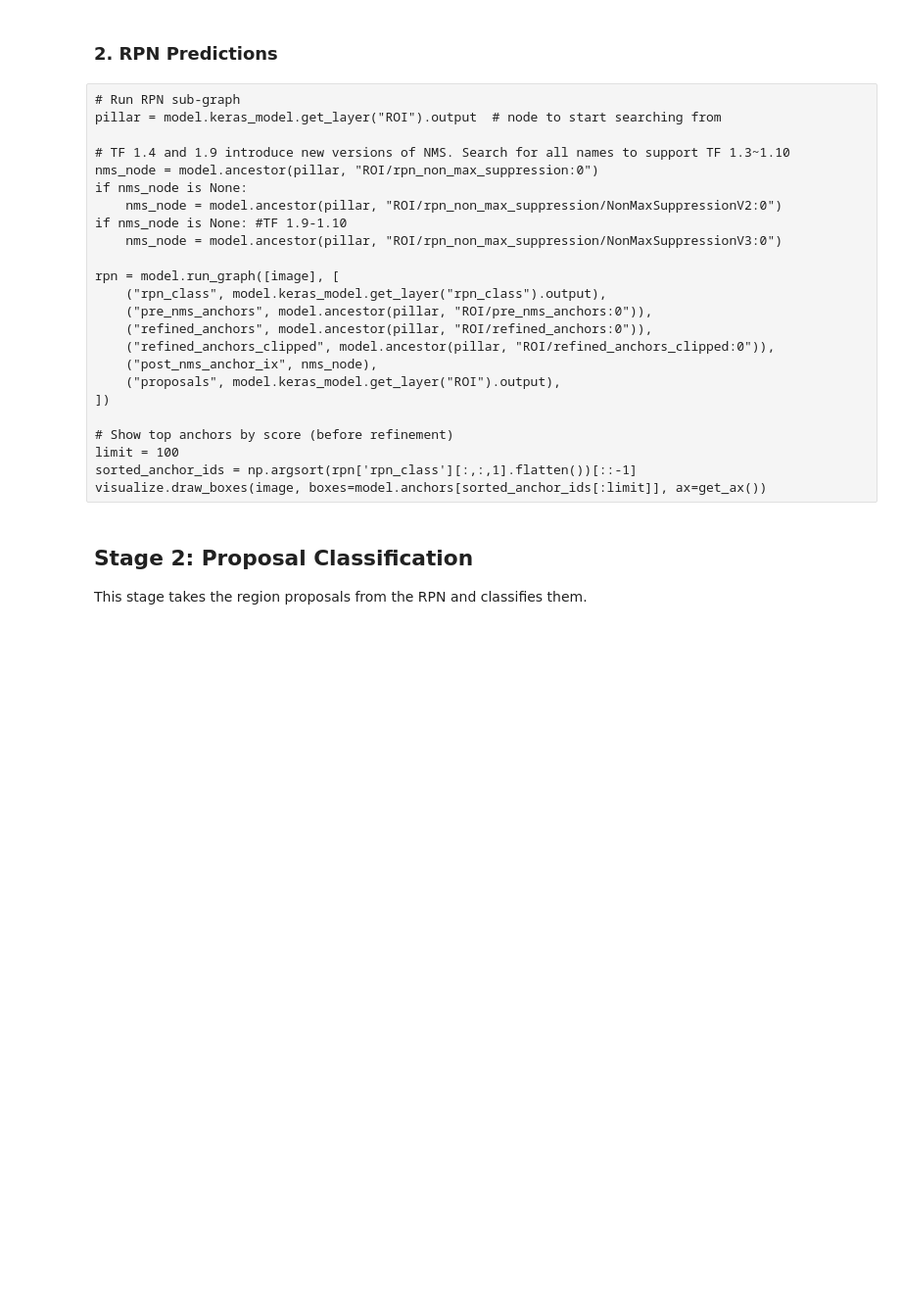
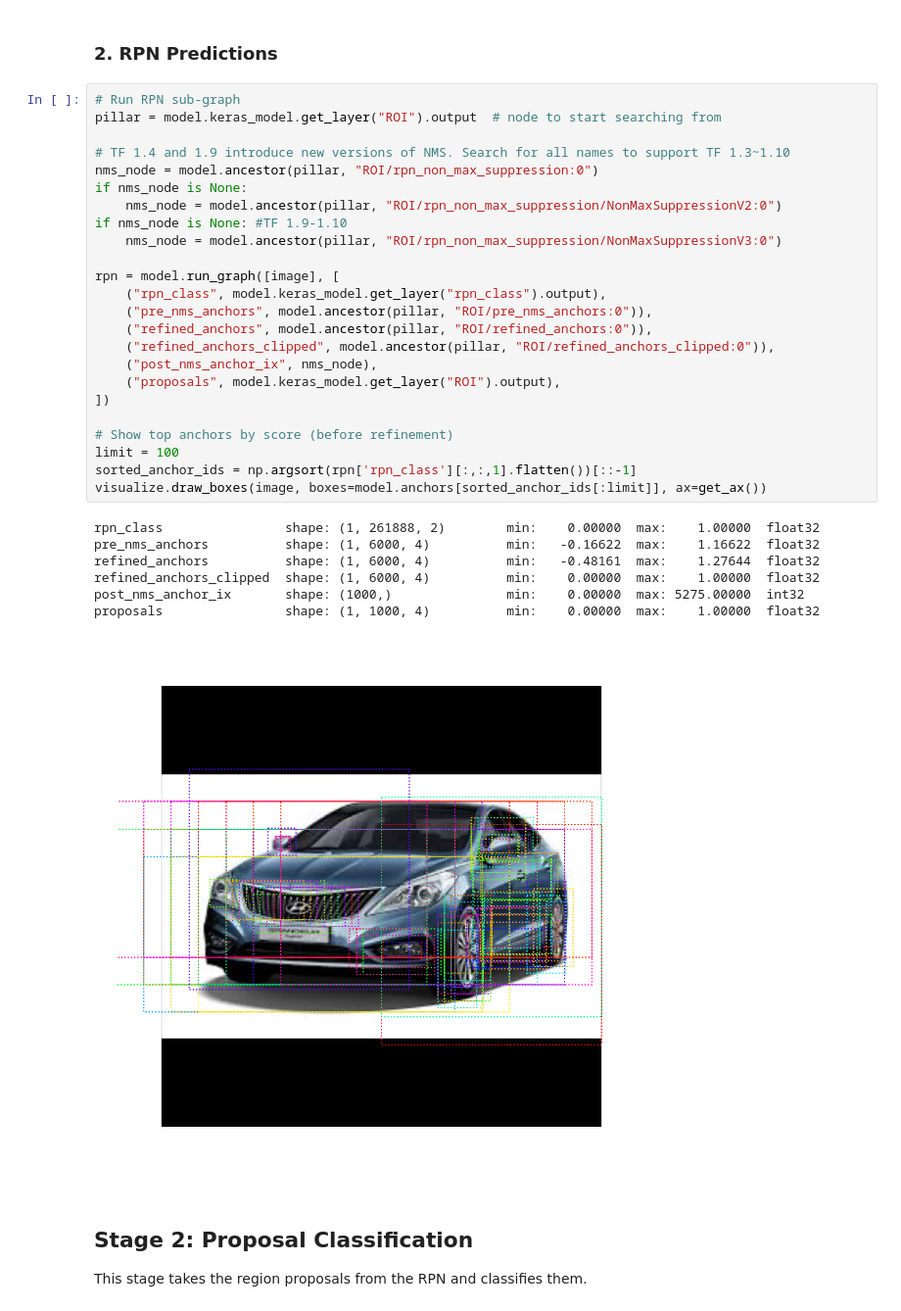
Before and after one commit to ekdnjs33/Mask_RCNN_car_detection, a Jupyter notebook: car_detection/inspect_car_model.ipynb, the cells around one changed output. Shown at 98% size. Cells and saved outputs as stored; diff of their text form; blank space fills up the shorter version.

```diff
--- a/car_detection/inspect_car_model.ipynb
+++ b/car_detection/inspect_car_model.ipynb
@@ -213,29 +221,37 @@ visualize.draw_boxes(image, boxes=positive_anchors, refined_boxes=refined_anchor
 # %% [markdown]
 ### 2. RPN Predictions
-# %% [raw]
-# Run RPN sub-graph
-pillar = model.keras_model.get_layer("ROI").output  # node to start searching from
-
-# TF 1.4 and 1.9 introduce new versions of NMS. Search for all names to support TF 1.3~1.10
-nms_node = model.ancestor(pillar, "ROI/rpn_non_max_suppression:0")
-if nms_node is None:
-    nms_node = model.ancestor(pillar, "ROI/rpn_non_max_suppression/NonMaxSuppressionV2:0")
-if nms_node is None: #TF 1.9-1.10
-    nms_node = model.ancestor(pillar, "ROI/rpn_non_max_suppression/NonMaxSuppressionV3:0")
-
-rpn = model.run_graph([image], [
-    ("rpn_class", model.keras_model.get_layer("rpn_class").output),
-    ("pre_nms_anchors", model.ancestor(pillar, "ROI/pre_nms_anchors:0")),
-    ("refined_anchors", model.ancestor(pillar, "ROI/refined_anchors:0")),
-    ("refined_anchors_clipped", model.ancestor(pillar, "ROI/refined_anchors_clipped:0")),
-    ("post_nms_anchor_ix", nms_node),
-    ("proposals", model.keras_model.get_layer("ROI").output),
-])
-
-# Show top anchors by score (before refinement)
-limit = 100
-sorted_anchor_ids = np.argsort(rpn['rpn_class'][:,:,1].flatten())[::-1]
-visualize.draw_boxes(image, boxes=model.anchors[sorted_anchor_ids[:limit]], ax=get_ax())
+# %%
+# Run RPN sub-graph
+pillar = model.keras_model.get_layer("ROI").output  # node to start searching from
+
+# TF 1.4 and 1.9 introduce new versions of NMS. Search for all names to support TF 1.3~1.10
+nms_node = model.ancestor(pillar, "ROI/rpn_non_max_suppression:0")
+if nms_node is None:
+    nms_node = model.ancestor(pillar, "ROI/rpn_non_max_suppression/NonMaxSuppressionV2:0")
+if nms_node is None: #TF 1.9-1.10
+    nms_node = model.ancestor(pillar, "ROI/rpn_non_max_suppression/NonMaxSuppressionV3:0")
+
+rpn = model.run_graph([image], [
+    ("rpn_class", model.keras_model.get_layer("rpn_class").output),
+    ("pre_nms_anchors", model.ancestor(pillar, "ROI/pre_nms_anchors:0")),
+    ("refined_anchors", model.ancestor(pillar, "ROI/refined_anchors:0")),
+    ("refined_anchors_clipped", model.ancestor(pillar, "ROI/refined_anchors_clipped:0")),
+    ("post_nms_anchor_ix", nms_node),
+    ("proposals", model.keras_model.get_layer("ROI").output),
+])
+
+# Show top anchors by score (before refinement)
+limit = 100
+sorted_anchor_ids = np.argsort(rpn['rpn_class'][:,:,1].flatten())[::-1]
+visualize.draw_boxes(image, boxes=model.anchors[sorted_anchor_ids[:limit]], ax=get_ax())
+# %% [output]
+rpn_class                shape: (1, 261888, 2)        min:    0.00000  max:    1.00000  float32
+pre_nms_anchors          shape: (1, 6000, 4)          min:   -0.16622  max:    1.16622  float32
+refined_anchors          shape: (1, 6000, 4)          min:   -0.48161  max:    1.27644  float32
+refined_anchors_clipped  shape: (1, 6000, 4)          min:    0.00000  max:    1.00000  float32
+post_nms_anchor_ix       shape: (1000,)               min:    0.00000  max: 5275.00000  int32
+proposals                shape: (1, 1000, 4)          min:    0.00000  max:    1.00000  float32
+[figure, added]
 # %% [markdown]
 ## Stage 2: Proposal Classification
 
```
Also changed, not shown: parts of 10 cells of this notebook, 1 other file.
